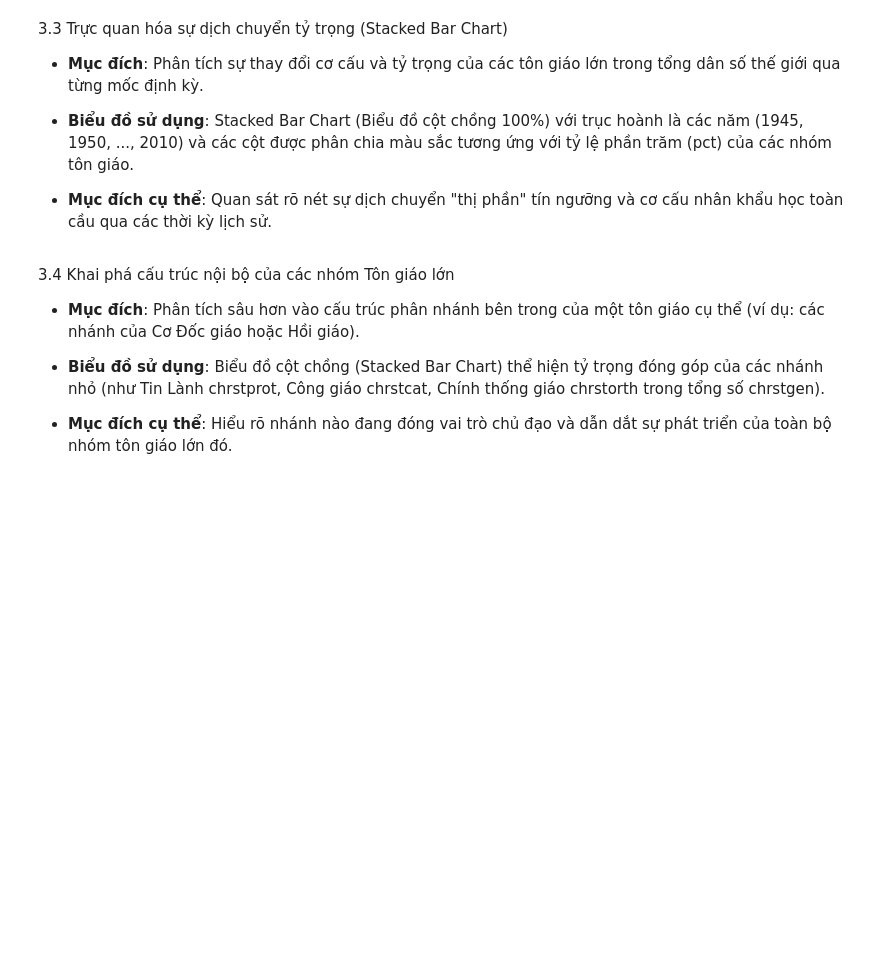
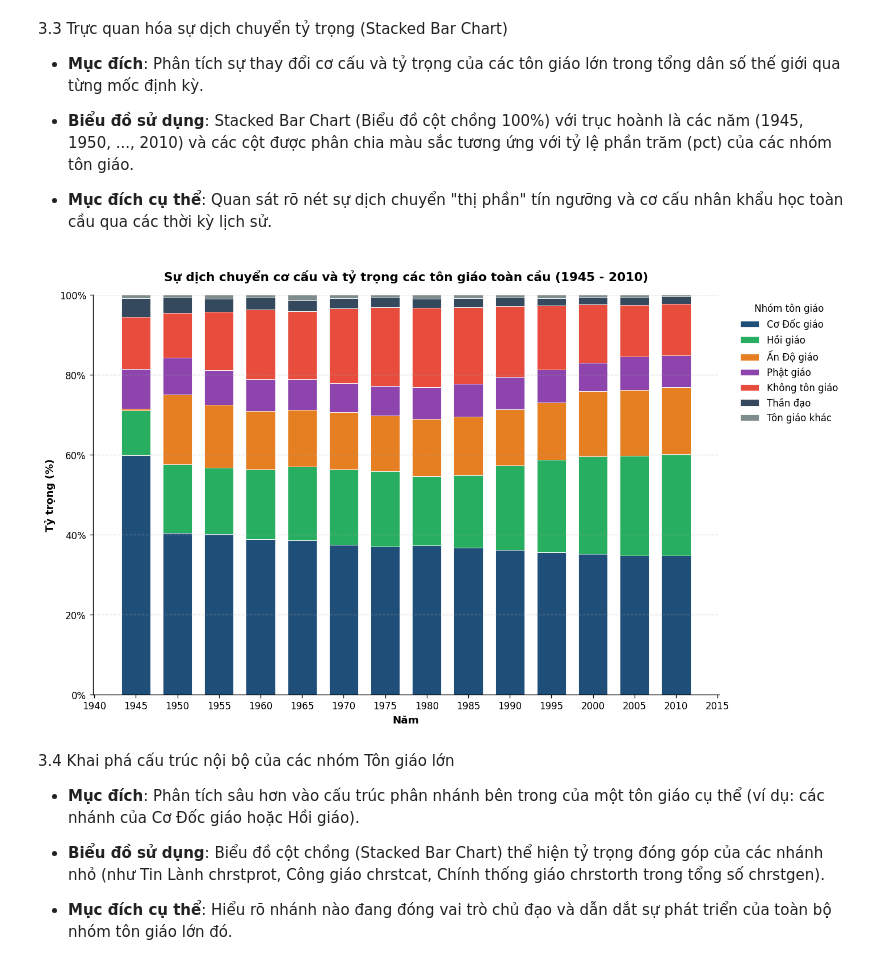
Before and after one commit to 28-TranTrungKien-24174600028/Do_An_1_Nhom_2_3_DHKL18A1HN, a Jupyter notebook: Đồ án 1.ipynb, the cells around one changed output. Cells and saved outputs as stored; diff of their text form; code cells hidden in the pictures; blank space fills up the shorter version.

```diff
--- a/Đồ án 1.ipynb
+++ b/Đồ án 1.ipynb
@@ -436,6 +650,93 @@ Tổng sai lệch tuyệt đối giữa 'chrstgen' và tổng 5 nhánh Cơ Đố
 *   **Biểu đồ sử dụng**: Stacked Bar Chart (Biểu đồ cột chồng 100%) với trục hoành là các năm (1945, 1950, ..., 2010) và các cột được phân chia màu sắc tương ứng với tỷ lệ phần trăm (pct) của các nhóm tôn giáo.
 
 *   **Mục đích cụ thể**: Quan sát rõ nét sự dịch chuyển "thị phần" tín ngưỡng và cơ cấu nhân khẩu học toàn cầu qua các thời kỳ lịch sử.
+# %%
+import pandas as pd
+import numpy as np
+import matplotlib.pyplot as plt
+import matplotlib.ticker as mt
+
+# Kiểm tra nếu chưa có dữ liệu df_clean thì tiến hành nạp tự động
+if 'df_clean' not in locals() and 'df_clean' not in globals():
+    print("Phát hiện df_clean chưa được định nghĩa. Đang tự động nạp và chuẩn hóa dữ liệu...")
+    url = "https://raw.githubusercontent.com/28-TranTrungKien-24174600028/Do_An_1_Nhom_2_3_DHKL18A1HN/refs/heads/main/WRP%20global%20data.csv"
+    df_temp = pd.read_csv(url)
+    df_temp.columns = df_temp.columns.str.lower().str.strip()
+    df_clean = df_temp.drop_duplicates(subset=['year']).copy()
+    df_clean['year'] = df_clean['year'].astype(int)
+
+# Thiết lập cấu hình hiển thị biểu đồ
+plt.rcParams.update({"font.family": "DejaVu Sans", "figure.dpi": 120,
+                      "axes.spines.top": False, "axes.spines.right": False})
+
+# Chuẩn bị dữ liệu tỷ trọng cho biểu đồ cột chồng 100%
+df_stack = df_clean.copy()
+df_stack['year'] = pd.to_numeric(df_stack['year'], errors='coerce')
+
+# Danh sách các tôn giáo lớn
+gen_relig_cols = ['chrstgen', 'islmgen', 'hindgen', 'budgen', 'nonrelig', 'shntgen', 'othrgen']
+religion_names = {
+    'chrstgen': 'Cơ Đốc giáo',
+    'islmgen': 'Hồi giáo',
+    'hindgen': 'Ấn Độ giáo',
+    'budgen': 'Phật giáo',
+    'nonrelig': 'Không tôn giáo',
+    'shntgen': 'Thần đạo',
+    'othrgen': 'Tôn giáo khác'
+}
+
+# Lọc các cột thực tế tồn tại trong dataframe
+valid_cols = [c for c in gen_relig_cols if c in df_stack.columns]
+
+# Đảm bảo các cột giá trị là kiểu số
+for col in valid_cols:
+    if df_stack[col].dtype == object:
+        df_stack[col] = df_stack[col].astype(str).str.replace(',', '', regex=False).str.strip()
+    df_stack[col] = pd.to_numeric(df_stack[col], errors='coerce').fillna(0)
+
+# Tính tổng cộng dân số theo từng năm từ các nhóm trên để quy đổi ra tỷ lệ phần trăm (100%)
+df_stack['total_pop'] = df_stack[valid_cols].sum(axis=1)
+
+# Tạo bảng tỷ lệ phần trăm (%)
+df_pct = pd.DataFrame({'year': df_stack['year']})
+for col in valid_cols:
+    df_pct[col] = (df_stack[col] / df_stack['total_pop']) * 100
+
+df_pct = df_pct.set_index('year')
+
+# Vẽ biểu đồ Stacked Bar Chart (100%)
+fig, ax = plt.subplots(figsize=(12, 7))
+
+# Định nghĩa bảng màu trực quan cho các nhóm
+colors_list = ['#1f4e79', '#27ae60', '#e67e22', '#8e44ad', '#e74c3c', '#34495e', '#7f8c8d']
+color_dict = {col: colors_list[i % len(colors_list)] for i, col in enumerate(valid_cols)}
+
+# Vẽ lần lượt từng lớp cột chồng lên nhau
+bottom = np.zeros(len(df_pct))
+for col in valid_cols:
+    values = df_pct[col].values
+    label_name = religion_names.get(col, col)
+    ax.bar(df_pct.index, values, bottom=bottom, label=label_name,
+           color=color_dict.get(col, '#95a5a6'), width=3.5, edgecolor='white', linewidth=0.5)
+    bottom += values
+
+# Định dạng biểu đồ
+ax.set_title("Sự dịch chuyển cơ cấu và tỷ trọng các tôn giáo toàn cầu (1945 - 2010)", fontsize=13, fontweight="bold", pad=15)
+ax.set_xlabel("Năm", fontsize=11, fontweight="bold")
+ax.set_ylabel("Tỷ trọng (%)", fontsize=11, fontweight="bold")
+
+ax.set_ylim(0, 100)
+ax.yaxis.set_major_formatter(mt.FuncFormatter(lambda v, _: f"{v:.0f}%"))
+ax.xaxis.set_major_locator(mt.MultipleLocator(5))
+
+ax.grid(axis='y', linestyle='--', alpha=0.5)
+ax.legend(title="Nhóm tôn giáo", bbox_to_anchor=(1.02, 1), loc='upper left', frameon=True, facecolor='white', edgecolor='none')
+
+plt.tight_layout()
+plt.savefig("hinh_3_3_stacked_bar_ty_trong.png", bbox_inches="tight")
+plt.show()
+# %% [output]
+[figure, added]
 # %% [markdown]
 3.4 Khai phá cấu trúc nội bộ của các nhóm Tôn giáo lớn
 
```
Also changed, not shown: parts of 3 cells of this notebook.
